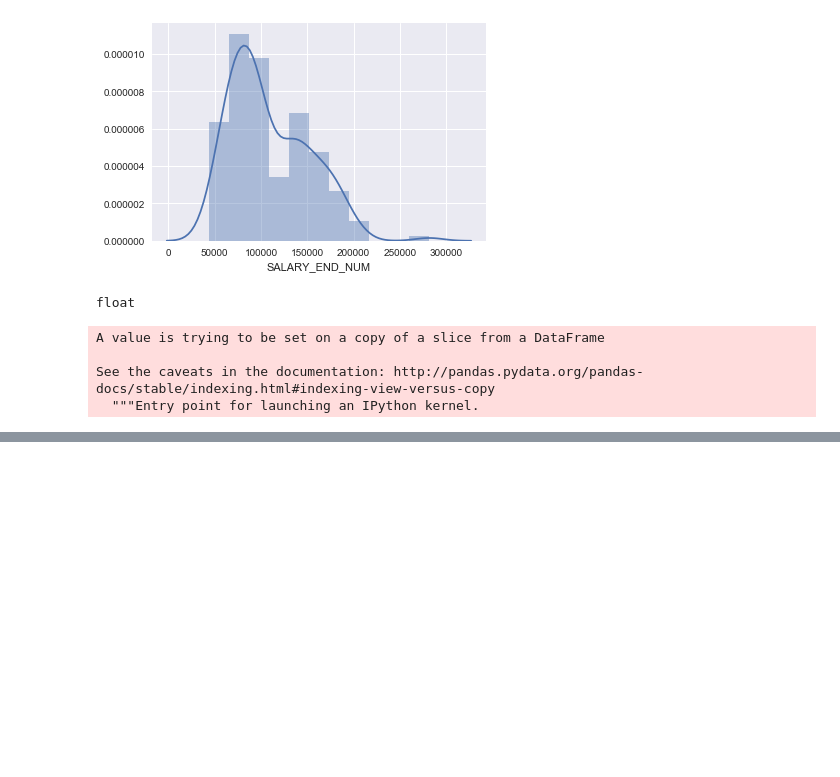
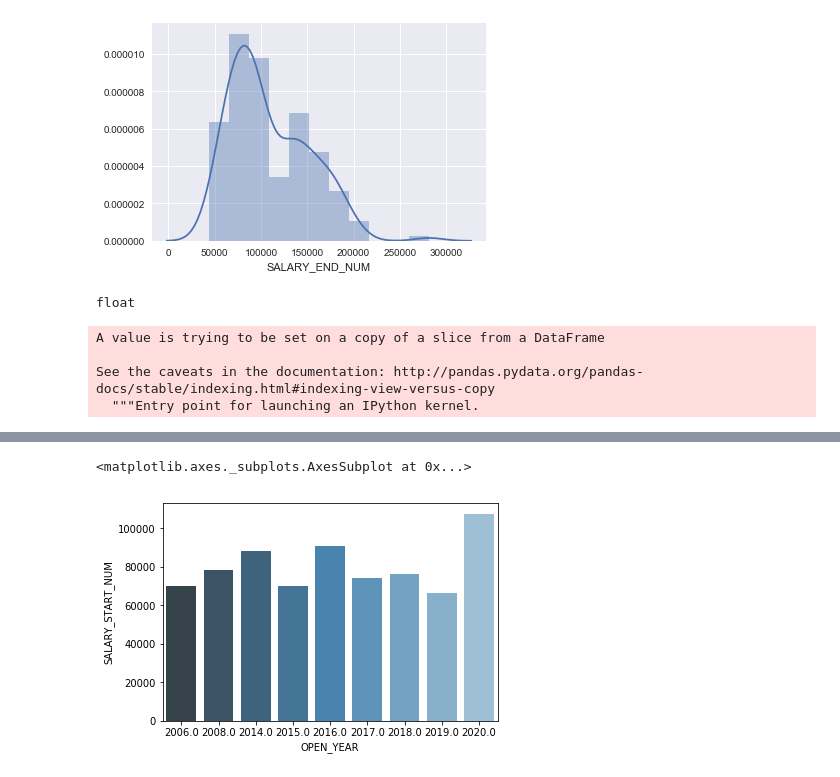
Before and after one commit to gt0410/City-of-LA-Kaggle, a Jupyter notebook: main.ipynb, the cells around one changed output, grey strips where cells are left out. Drawn from its saved outputs; the diff is of its cells as text; code cells hidden in the pictures; blank space fills up the shorter version.

```diff
--- a/main.ipynb
+++ b/main.ipynb
@@ -523,0 +495,5 @@ sns.countplot(x = "OPEN_YEAR", data = data_df)
+# %%
+sns.barplot(x='OPEN_YEAR', y='SALARY_START_NUM', data=data_df, estimator=np.median, ci = None, palette="Blues_d")
+# %% [output]
+<matplotlib.axes._subplots.AxesSubplot at 0x...>
+[figure, added]
```
Also changed, not shown: parts of 30 cells of this notebook.
